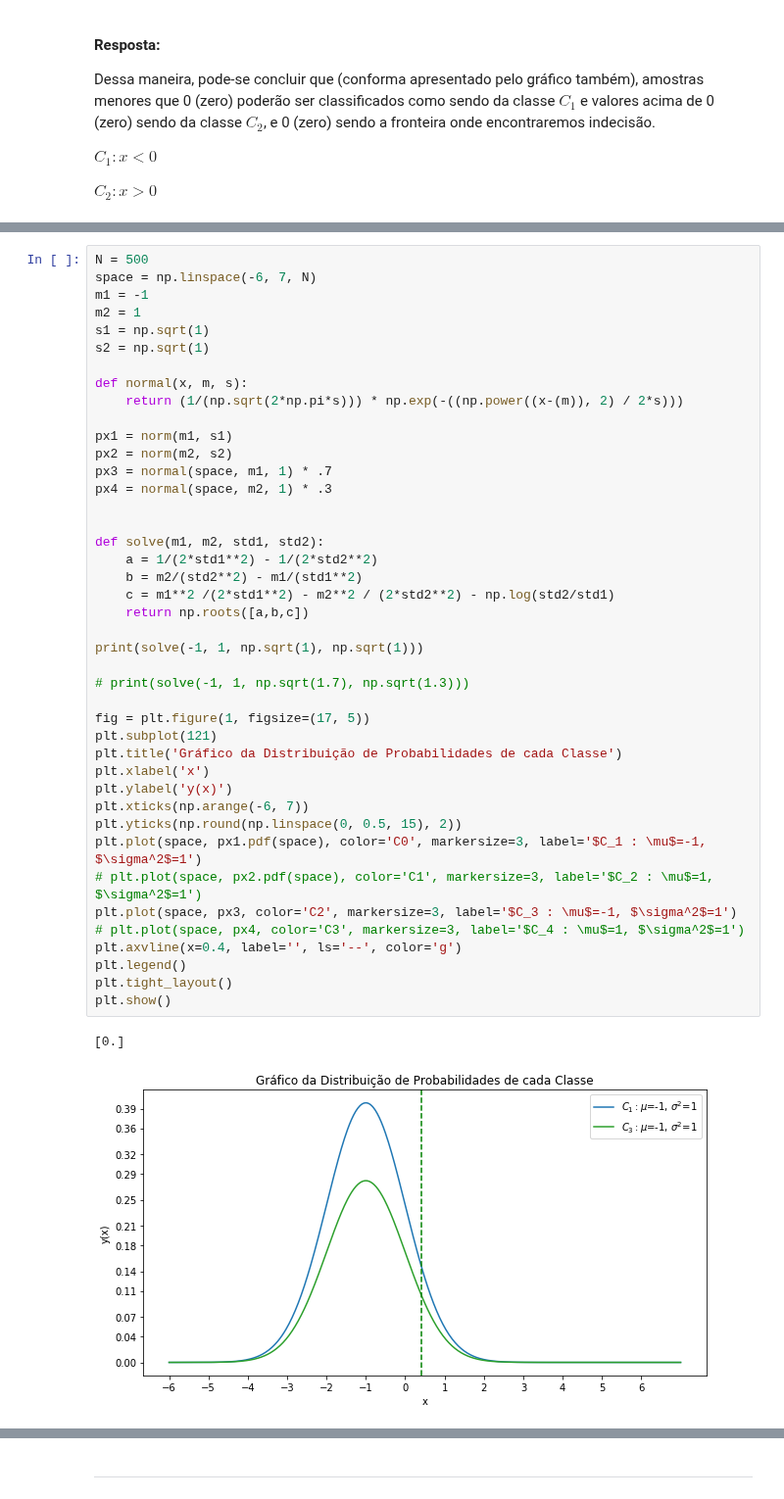
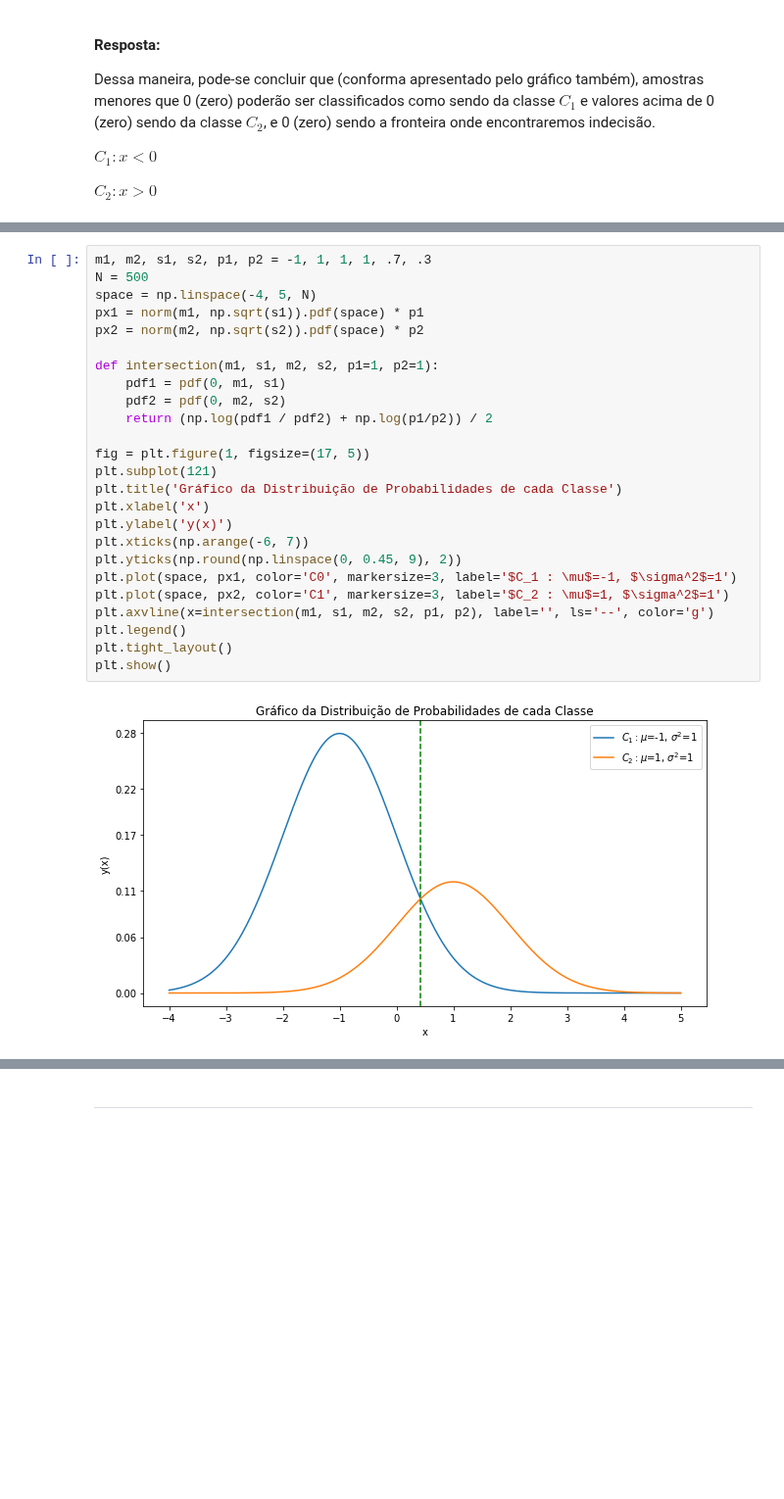
Before and after one commit to rdenadai/ia006c, a Jupyter notebook: notebooks/EFC01.ipynb, the cells around one changed output, grey strips where cells are left out. Shown at 98% size. Cells and saved outputs as stored; diff of their text form; blank space fills up the shorter version.

```diff
--- a/notebooks/EFC01.ipynb
+++ b/notebooks/EFC01.ipynb
@@ -373,45 +388,27 @@ Portanto no caso a amostra de valor 0 (zero) já não representa mais a região
 # %%
+m1, m2, s1, s2, p1, p2 = -1, 1, 1, 1, .7, .3
 N = 500
-space = np.linspace(-6, 7, N)
-m1 = -1
-m2 = 1
-s1 = np.sqrt(1)
-s2 = np.sqrt(1)
+space = np.linspace(-4, 5, N)
+px1 = norm(m1, np.sqrt(s1)).pdf(space) * p1
+px2 = norm(m2, np.sqrt(s2)).pdf(space) * p2
 
-def normal(x, m, s):
-    return (1/(np.sqrt(2*np.pi*s))) * np.exp(-((np.power((x-(m)), 2) / 2*s)))
-
-px1 = norm(m1, s1)
-px2 = norm(m2, s2)
-px3 = normal(space, m1, 1) * .7
-px4 = normal(space, m2, 1) * .3
-
-
-def solve(m1, m2, std1, std2):
-    a = 1/(2*std1**2) - 1/(2*std2**2)
-    b = m2/(std2**2) - m1/(std1**2)
-    c = m1**2 /(2*std1**2) - m2**2 / (2*std2**2) - np.log(std2/std1)
-    return np.roots([a,b,c])
-
-print(solve(-1, 1, np.sqrt(1), np.sqrt(1)))
-
-# print(solve(-1, 1, np.sqrt(1.7), np.sqrt(1.3)))
+def intersection(m1, s1, m2, s2, p1=1, p2=1):
+    pdf1 = pdf(0, m1, s1)
+    pdf2 = pdf(0, m2, s2)
+    return (np.log(pdf1 / pdf2) + np.log(p1/p2)) / 2
 
 fig = plt.figure(1, figsize=(17, 5))
 plt.subplot(121)
 plt.title('Gráfico da Distribuição de Probabilidades de cada Classe')
 plt.xlabel('x')
 plt.ylabel('y(x)')
 plt.xticks(np.arange(-6, 7))
-plt.yticks(np.round(np.linspace(0, 0.5, 15), 2))
-plt.plot(space, px1.pdf(space), color='C0', markersize=3, label='$C_1 : \mu$=-1, $\sigma^2$=1')
-# plt.plot(space, px2.pdf(space), color='C1', markersize=3, label='$C_2 : \mu$=1, $\sigma^2$=1')
-plt.plot(space, px3, color='C2', markersize=3, label='$C_3 : \mu$=-1, $\sigma^2$=1')
-# plt.plot(space, px4, color='C3', markersize=3, label='$C_4 : \mu$=1, $\sigma^2$=1')
-plt.axvline(x=0.4, label='', ls='--', color='g')
+plt.yticks(np.round(np.linspace(0, 0.45, 9), 2))
+plt.plot(space, px1, color='C0', markersize=3, label='$C_1 : \mu$=-1, $\sigma^2$=1')
+plt.plot(space, px2, color='C1', markersize=3, label='$C_2 : \mu$=1, $\sigma^2$=1')
+plt.axvline(x=intersection(m1, s1, m2, s2, p1, p2), label='', ls='--', color='g')
 plt.legend()
 plt.tight_layout()
 plt.show()
 # %% [output]
-[0.]
-[figure, old version]
+[figure, new version]
```
Also changed, not shown: parts of 4 cells of this notebook.
